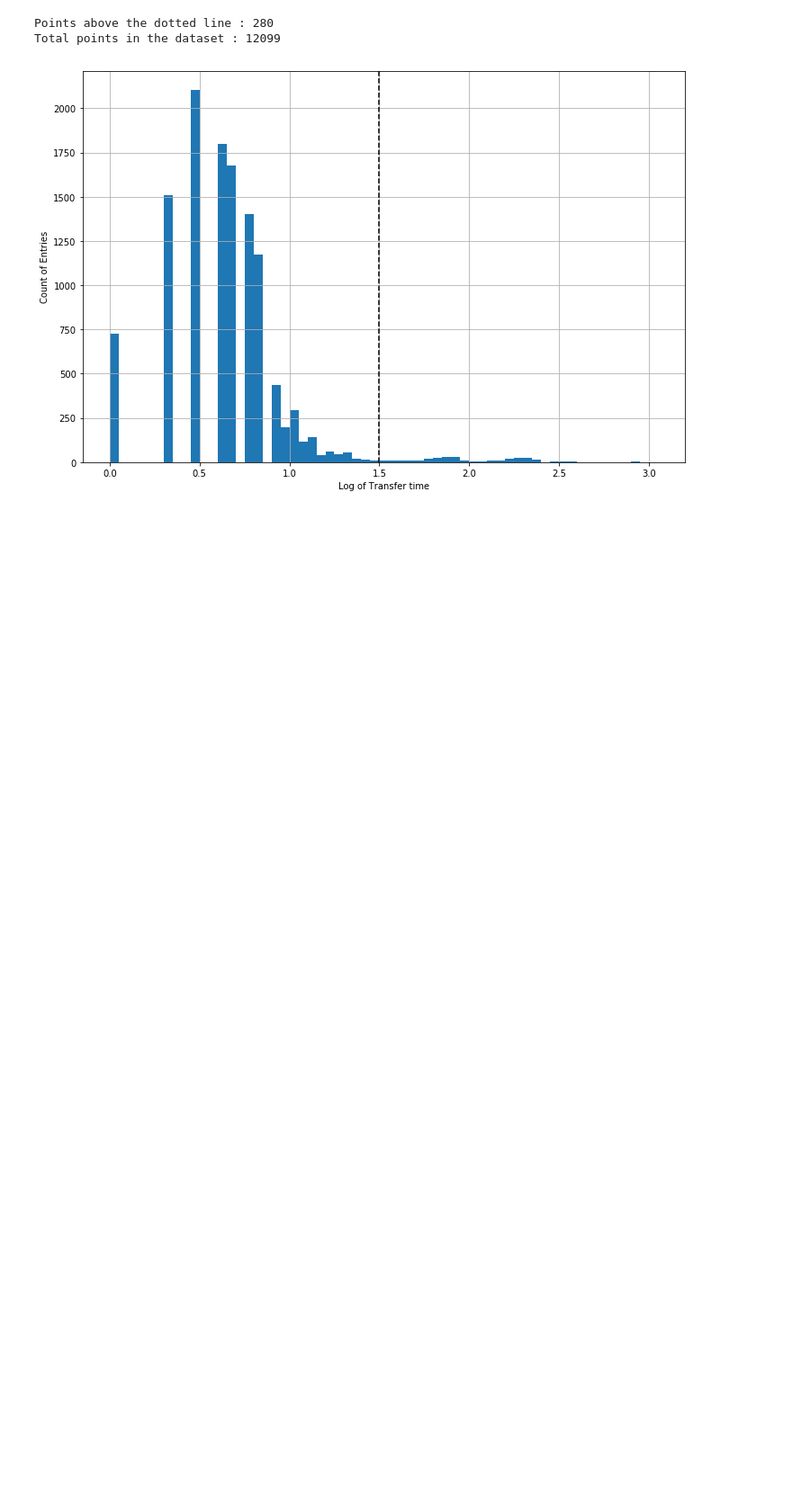
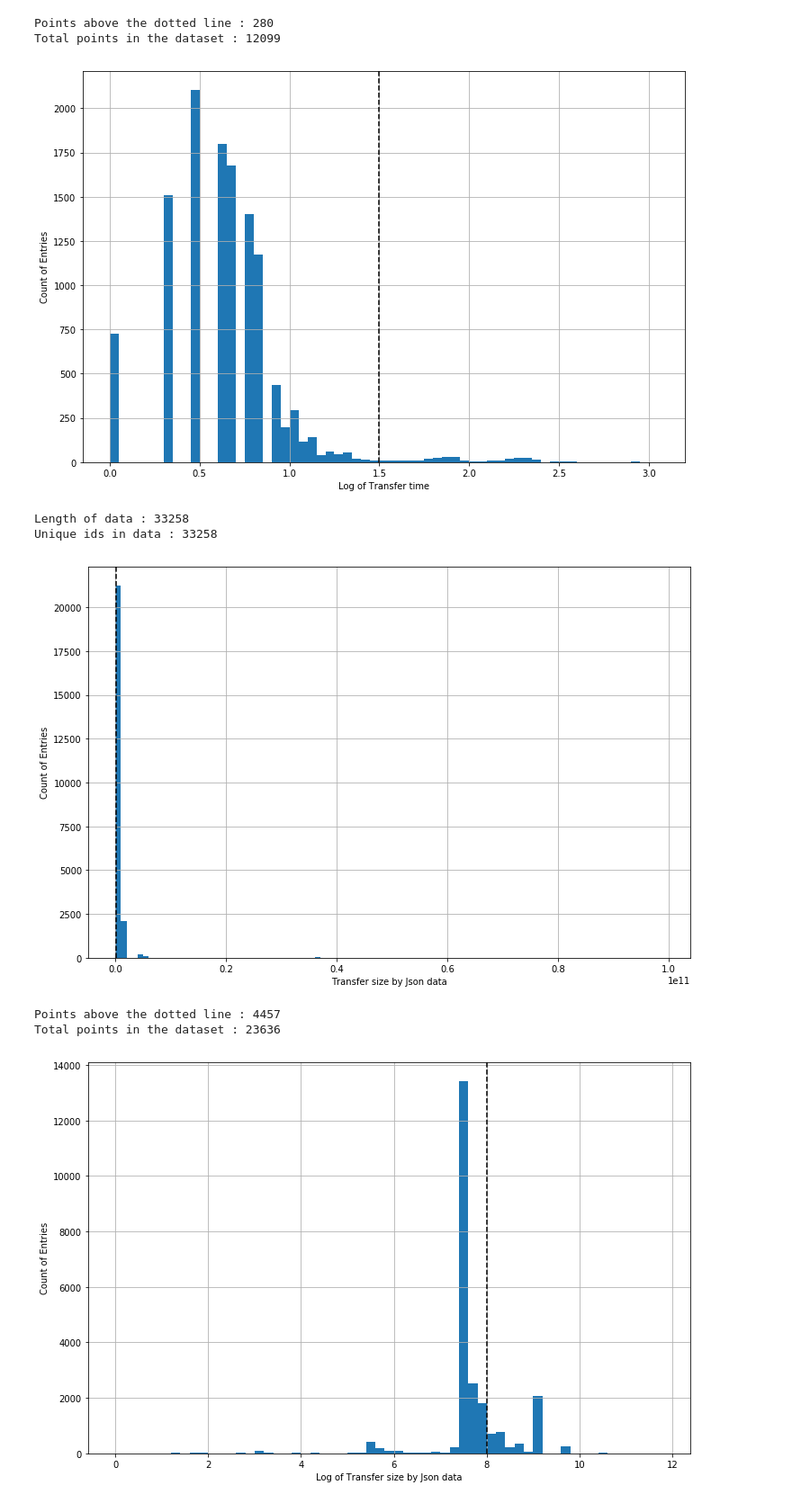
Before and after one commit to AdwaitB/greco-notes, a Jupyter notebook: infra/Analysis_full.ipynb, the cells around one changed output. Shown at 90% size. Saved outputs shown, nothing was run; the diff lists cells and outputs as text; code cells hidden in the pictures; blank space fills up the shorter version.

Commit message:
Added json data graph

```diff
--- a/infra/Analysis_full.ipynb
+++ b/infra/Analysis_full.ipynb
@@ -246,3 +247,34 @@ plot_hist(1.5, data_mtts[1], [[0, 8*(10**1), 1*(10**0)], [0, 3.1, 0.05]], "Trans
 Points above the dotted line : 280
 Total points in the dataset : 12099
 [figure]
+# %%
+data_json_id = []
+data_json_size = []
+
+# Open the dataset file
+with open(dataset_json[0] + ".json", 'r') as file:
+
+    # Iterate over every line (which is a json object)
+    for cnt, line in enumerate(file):
+
+        # Parse this object
+        parsed = json.loads(line)
+
+        data_json_id.append(parsed["id"])
+        data_json_size.append(parsed["size"])
+
+data_json_id = np.array(data_json_id)
+data_json_size = np.array(data_json_size)
+# %%
+print("Length of data : " + str(len(data_json_id)))
+print("Unique ids in data : " + str(len(np.unique(data_json_id))))
+# %% [output]
+Length of data : 33258
+Unique ids in data : 33258
+# %%
+plot_hist(8, data_json_size[data_json_size > 0], [[0, 10**11, 10**9], [0, 12, 0.2]], "Transfer size by Json data")
+# %% [output]
+[figure, added]
+Points above the dotted line : 4457
+Total points in the dataset : 23636
+[figure, added]
```
Also changed, not shown: parts of 1 cell of this notebook.
